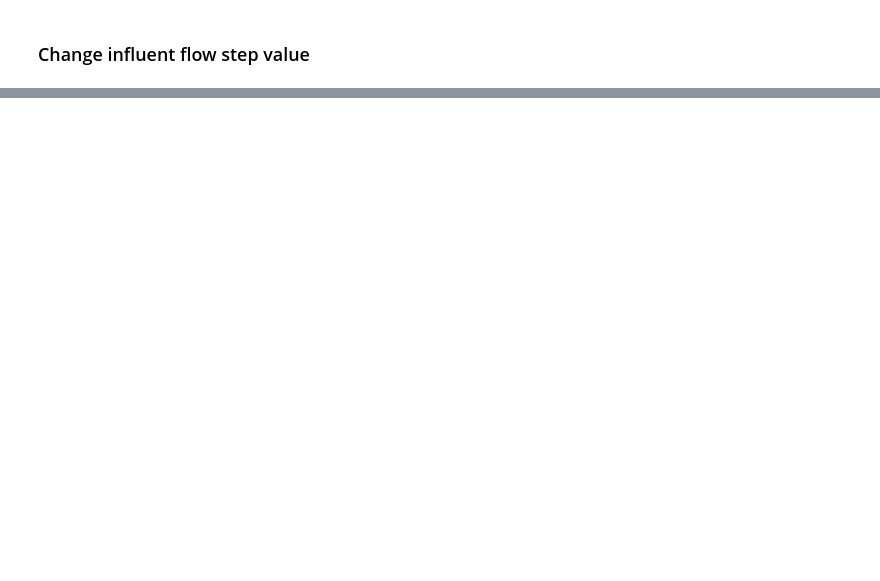
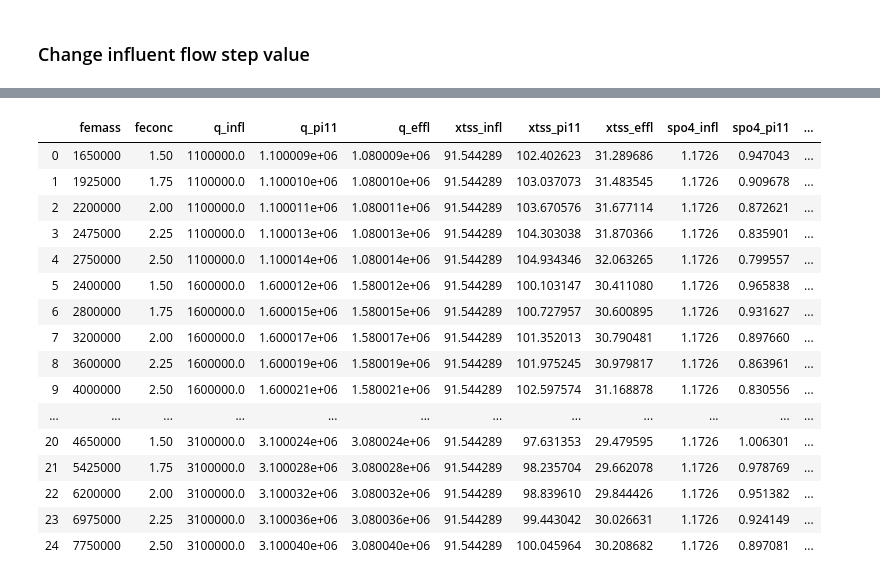
Before and after one commit to stroutm/sewerWRRF, a Jupyter notebook: SumoPythonPractice/Influent set chemP primary - step - flow-ferric.ipynb, the cells around one changed output, grey strips where cells are left out. Saved outputs shown, nothing was run; the diff lists cells and outputs as text; code cells hidden in the pictures; blank space fills up the shorter version.

```diff
--- a/SumoPythonPractice/Influent set chemP primary - step - flow-ferric.ipynb
+++ b/SumoPythonPractice/Influent set chemP primary - step - flow-ferric.ipynb
@@ -29,7 +29,7 @@ To load and run a dynamic input:
 # Unload any models and load Sumo model of interest
 sumo.unload_model()
 #sumo.load_model('Sumo_Models/SUMO Model 03_recreated_additionChemP_primary_CSTRsmall.sumo')
-sumo.load_model('Sumo_Models/MABR.sumo')
+sumo.load_model('Sumo_Models/SUMO Model 03_recreated_additionChemP_primary_CSTRsmall.sumo')
 
 # Specify initialization script for Sumo model included above
 #sumo.core.csumo_command_send(sumo.handle, b'execute script_Initialize_chemP_primary_CSTRsmall.scs;')
@@ -235,14 +259,37 @@ axes[2].set_ylim(0,3)
 # %%
 data_step_summ = {}
 data_step_summ['femass'] = femass_list; data_step_summ['feconc'] = feconc_list
 data_step_summ['q_infl'] = q_infl_list; data_step_summ['q_pi11'] = q_pi11_list; data_step_summ['q_effl'] = q_effl_list
 data_step_summ['xtss_infl'] = xtss_infl_list; data_step_summ['xtss_pi11'] = xtss_pi11_list; data_step_summ['xtss_effl'] = xtss_effl_list
 data_step_summ['spo4_infl'] = spo4_infl_list; data_step_summ['spo4_pi11'] = spo4_pi11_list; data_step_summ['spo4_effl'] = spo4_effl_list
 data_step_summ['tp_infl'] = tp_infl_list; data_step_summ['tp_pi11'] = tp_pi11_list; data_step_summ['tp_effl'] = tp_effl_list
 
+data_step_summ['spo4_infl_load'] = np.multiply(data_step_summ['spo4_infl'],data_step_summ['q_infl'])
+data_step_summ['tp_infl_load'] = np.multiply(data_step_summ['tp_infl'],data_step_summ['q_infl'])
+data_step_summ['spo4_effl_load'] = np.multiply(data_step_summ['spo4_effl'],data_step_summ['q_effl'])
+data_step_summ['tp_effl_load'] = np.multiply(data_step_summ['tp_effl'],data_step_summ['q_effl'])
+
 df_step_summ = pd.DataFrame.from_dict(data_step_summ)
 
 df_step_summ
+# %% [output]
+|  | femass | feconc | q_infl | q_pi11 | q_effl | xtss_infl | xtss_pi11 | xtss_effl | spo4_infl | spo4_pi11 | ... |
+| 0 | 1650000 | 1.50 | 1100000.0 | 1.100009e+06 | 1.080009e+06 | 91.544289 | 102.402623 | 31.289686 | 1.1726 | 0.947043 | ... |
+| 1 | 1925000 | 1.75 | 1100000.0 | 1.100010e+06 | 1.080010e+06 | 91.544289 | 103.037073 | 31.483545 | 1.1726 | 0.909678 | ... |
+| 2 | 2200000 | 2.00 | 1100000.0 | 1.100011e+06 | 1.080011e+06 | 91.544289 | 103.670576 | 31.677114 | 1.1726 | 0.872621 | ... |
+| 3 | 2475000 | 2.25 | 1100000.0 | 1.100013e+06 | 1.080013e+06 | 91.544289 | 104.303038 | 31.870366 | 1.1726 | 0.835901 | ... |
+| 4 | 2750000 | 2.50 | 1100000.0 | 1.100014e+06 | 1.080014e+06 | 91.544289 | 104.934346 | 32.063265 | 1.1726 | 0.799557 | ... |
+| 5 | 2400000 | 1.50 | 1600000.0 | 1.600012e+06 | 1.580012e+06 | 91.544289 | 100.103147 | 30.411080 | 1.1726 | 0.965838 | ... |
+| 6 | 2800000 | 1.75 | 1600000.0 | 1.600015e+06 | 1.580015e+06 | 91.544289 | 100.727957 | 30.600895 | 1.1726 | 0.931627 | ... |
+| 7 | 3200000 | 2.00 | 1600000.0 | 1.600017e+06 | 1.580017e+06 | 91.544289 | 101.352013 | 30.790481 | 1.1726 | 0.897660 | ... |
+| 8 | 3600000 | 2.25 | 1600000.0 | 1.600019e+06 | 1.580019e+06 | 91.544289 | 101.975245 | 30.979817 | 1.1726 | 0.863961 | ... |
+| 9 | 4000000 | 2.50 | 1600000.0 | 1.600021e+06 | 1.580021e+06 | 91.544289 | 102.597574 | 31.168878 | 1.1726 | 0.830556 | ... |
+| ... | ... | ... | ... | ... | ... | ... | ... | ... | ... | ... | ... |
+| 20 | 4650000 | 1.50 | 3100000.0 | 3.100024e+06 | 3.080024e+06 | 91.544289 | 97.631353 | 29.479595 | 1.1726 | 1.006301 | ... |
+| 21 | 5425000 | 1.75 | 3100000.0 | 3.100028e+06 | 3.080028e+06 | 91.544289 | 98.235704 | 29.662078 | 1.1726 | 0.978769 | ... |
+| 22 | 6200000 | 2.00 | 3100000.0 | 3.100032e+06 | 3.080032e+06 | 91.544289 | 98.839610 | 29.844426 | 1.1726 | 0.951382 | ... |
+| 23 | 6975000 | 2.25 | 3100000.0 | 3.100036e+06 | 3.080036e+06 | 91.544289 | 99.443042 | 30.026631 | 1.1726 | 0.924149 | ... |
+| 24 | 7750000 | 2.50 | 3100000.0 | 3.100040e+06 | 3.080040e+06 | 91.544289 | 100.045964 | 30.208682 | 1.1726 | 0.897081 | ... |
 # %%
 # Compare the step responses in spo4 effluent concentrations to the step increases in influent flow and ferric chloride dose
 x = np.divide(df_step_summ['q_infl'],1000000)
```
Also changed, not shown: parts of 8 cells of this notebook, 6 other files.
